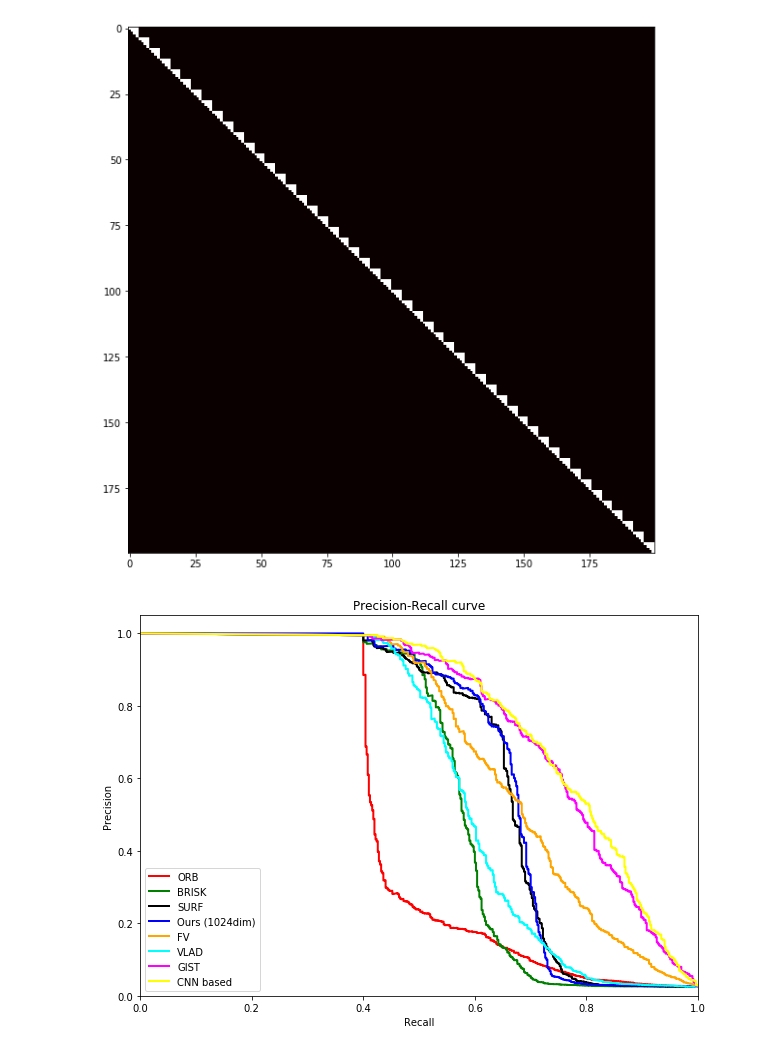
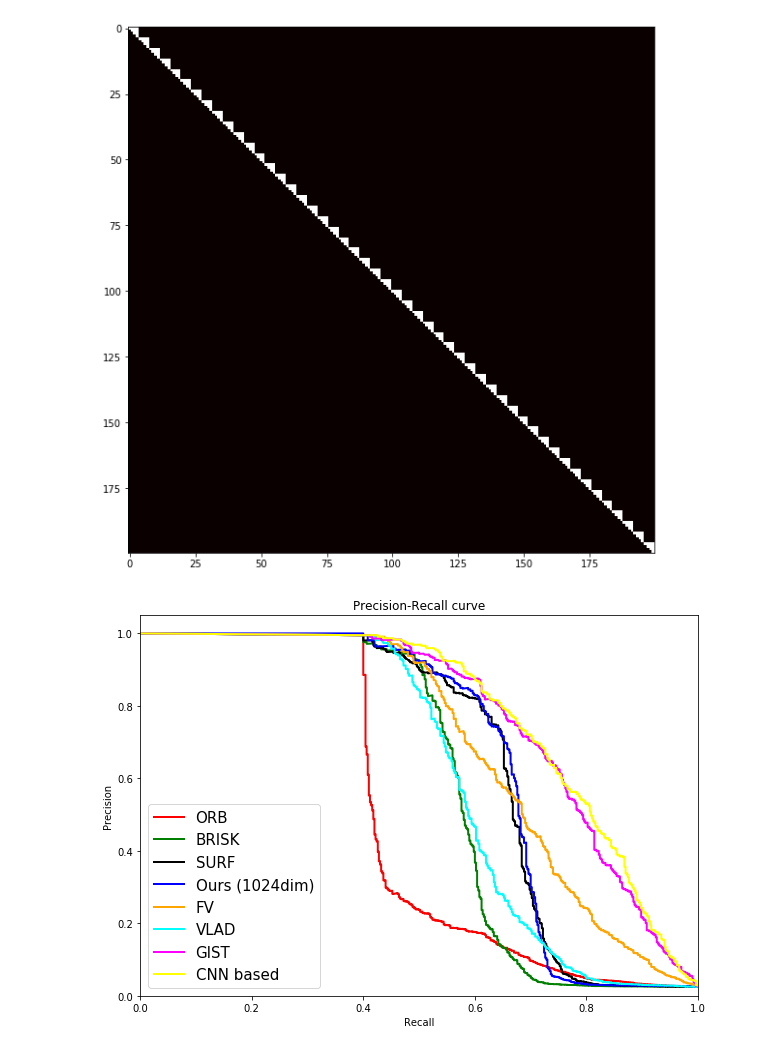
Before and after one commit to JustWon/LC_Result_Analysis, a Jupyter notebook: 20171007 Experiment for KA-East.ipynb, the cells around one changed output. Cells and saved outputs as stored; diff of their text form; code cells hidden in the pictures.

Commit message:
legend size change

```diff
--- a/20171007 Experiment for KA-East.ipynb
+++ b/20171007 Experiment for KA-East.ipynb
@@ -137,35 +137,35 @@ mat_contents = sio.loadmat('vlfeat_results/20171006/vlad_KA(East)_corr_matrix.ma
 corr_matrix = mat_contents['corr_matrix']
 vlad_result = PrecisionRecallCurve(GT_corr_mat, corr_matrix)
 plt.plot(vlad_result[1], vlad_result[0], lw=2, color='cyan', label='VLAD')
 ap_results['VLAD'] = vlad_result[2]
 
 mat_contents = sio.loadmat('gistdesc_results/gistdesc_KA(East).mat')
 corr_matrix = mat_contents['est_corr_mat']
 gist_result = PrecisionRecallCurve(GT_corr_mat, corr_matrix)
 plt.plot(gist_result[1], gist_result[0], lw=2, color='magenta', label='GIST')
 ap_results['GIST'] = gist_result[2]
 
 corr_matrix = np.loadtxt('cnnbased_results/cnnbased_KA(East).txt')
 cnnbased_result = PrecisionRecallCurve(GT_corr_mat, corr_matrix)
 plt.plot(cnnbased_result[1], cnnbased_result[0], lw=2, color='yellow', label='CNN based')
 ap_results['CNN_based'] = cnnbased_result[2]
 
 
 # mat_contents = sio.loadmat('vlfeat_results/20171006/bovw_NC_corr_matrix.mat')
 # corr_matrix = mat_contents['corr_matrix']
 # vlad_result = PrecisionRecallCurve(GT_corr_mat, corr_matrix)
 # plt.plot(vlad_result[1], vlad_result[0], lw=2, color='magenta', label='SIFT (vlfeat)'+ " "+  str(vlad_result[2]))
 
 
 plt.xlabel('Recall')
 plt.ylabel('Precision')
 plt.ylim([0.0, 1.05])
 plt.xlim([0.0, 1.0])
 plt.title('Precision-Recall curve')
-plt.legend(loc="lower left")
+plt.legend(loc="lower left", prop={'size':15})
 plt.show()
 # %% [output]
-[figure, old version]
+[figure, new version]
 # %%
 DataFrame([ap_results], columns=ap_results.keys())
 # %% [output]
```
Also changed, not shown: 3 other files.
